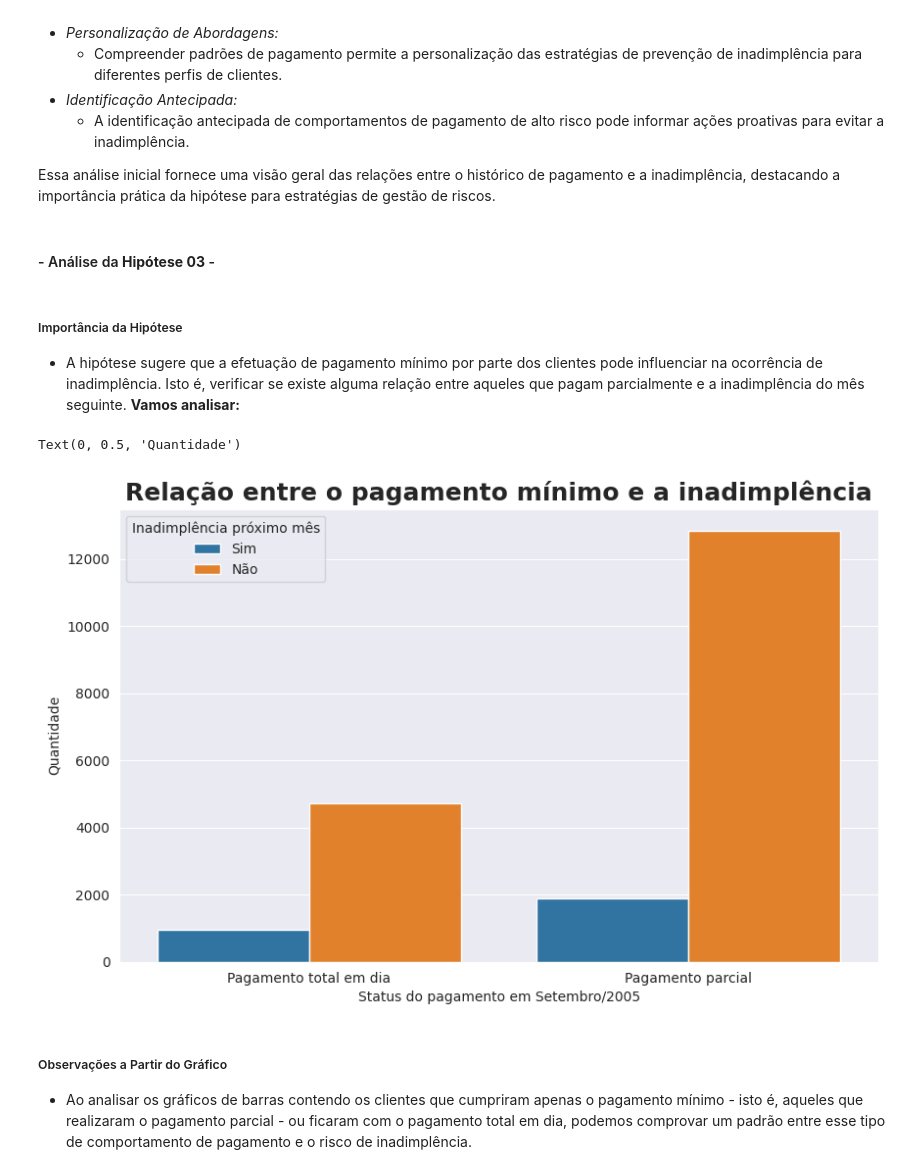
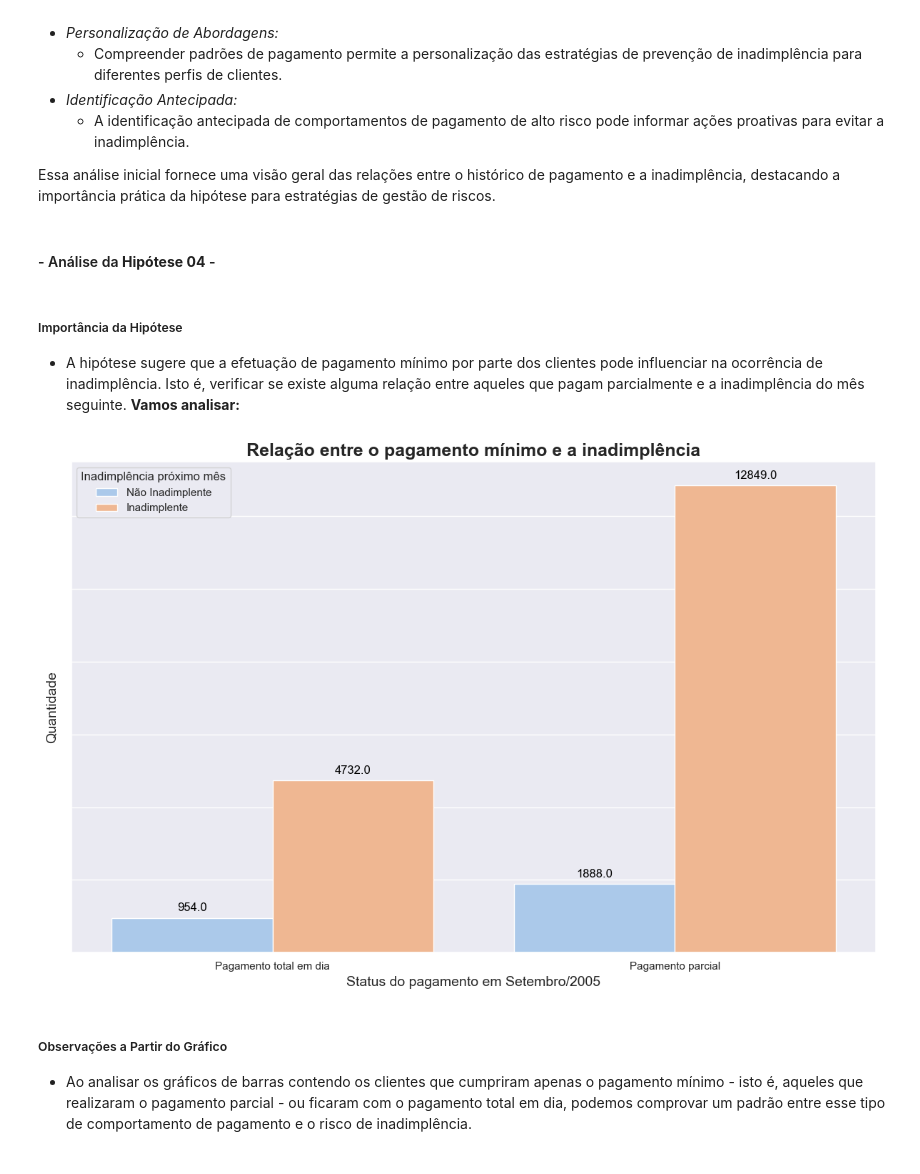
Before and after one commit to IgorPrGv/Avanti-Bootcamp-CienciaDeDados, a Jupyter notebook: notebooks/01-exploratory_data_analysis.ipynb, the cells around one changed output. Saved outputs shown, nothing was run; the diff lists cells and outputs as text; code cells hidden in the pictures.

```diff
--- a/notebooks/01-exploratory_data_analysis.ipynb
+++ b/notebooks/01-exploratory_data_analysis.ipynb
@@ -384,24 +425,27 @@ df["Limite_Bancário"] = pd.to_numeric(df["Limite_Bancário"], errors="coerce")
 # Desativar avisos de FutureWarning
 warnings.simplefilter(action='ignore', category=FutureWarning)
 
-# Configurar o estilo do seaborn
-sns.set_style('darkgrid')
+# Configurar o estilo
+sns.set(style="darkgrid")
 
 # Criar o gráfico de barras
 plt.figure(figsize=(6, 4))
-ax = sns.barplot(x="Inadimplência_Próximo_Mês", y="Limite_Bancário", data=df, ci=None, palette="muted")
+ax = sns.barplot(x="Inadimplência_Próximo_Mês", y="Limite_Bancário", data=df, ci=None, palette="pastel")
 
-# Adicionar título do gráfico (maior e em negrito)
+# Adicionar título do gráfico (centralizado, maior e em negrito)
 plt.title('Relação entre Limite de Crédito e Inadimplência', fontsize=18, fontweight='bold')
 
 # Adicionar rótulos dos eixos
 plt.xlabel('Inadimplência no Próximo Mês', fontsize=14)
 plt.ylabel('Limite de Crédito', fontsize=14)
 
+# Ajustar layout
+plt.tight_layout()
+
+
 # Mostrar o gráfico
 plt.show()
 
-
 # Restaurar os valores originais da coluna Limite_Bancário, caso necessário
 df["Limite_Bancário"] = df["Limite_Bancário"].astype(object)
 # %% [output]
@@ -466,28 +510,45 @@ plt.show()
 
 Essa análise inicial fornece uma visão geral das relações entre o histórico de pagamento e a inadimplência, destacando a importância prática da hipótese para estratégias de gestão de riscos.
 # %% [markdown]
- #### - Análise da  **Hipótese 03** -
+ #### - Análise da  **Hipótese 04** -
 # %% [markdown]
 ##### Importância da Hipótese
 - A hipótese sugere que a efetuação de pagamento mínimo por parte dos clientes pode influenciar na ocorrência de inadimplência. Isto é, verificar se existe alguma relação entre aqueles que pagam parcialmente e a inadimplência do mês seguinte. **Vamos analisar:**
 # %%
-plt.figure(figsize=(10,6))
-sns.set_style('darkgrid')
+# Definindo o estilo
+sns.set(style='darkgrid', palette='pastel')
 
-#Definindo o conjunto de dados para recolher apenas aqueles que fizeram o pagamento suficiente
-df_parcial = df[df['Status_Setembro'].isin(['Pagamento total em dia','Pagamento parcial'])]
+# Definindo o conjunto de dados para recolher apenas aqueles que fizeram o pagamento suficiente
+df_parcial = df[df['Status_Setembro'].isin(['Pagamento total em dia', 'Pagamento parcial'])]
 
-#Montando o countplot
-sns.countplot(data=df_parcial, x="Status_Setembro", hue="Inadimplência_Próximo_Mês")
+# Criando o countplot
+plt.figure(figsize=(12, 8))
+ax = sns.countplot(data=df_parcial, x="Status_Setembro", hue="Inadimplência_Próximo_Mês")
 
-#Personalizando o gráfico
-plt.legend(["Sim","Não"], title="Inadimplência próximo mês")
+# Personalizando o gráfico
 plt.title('Relação entre o pagamento mínimo e a inadimplência', fontsize=18, fontweight='bold')
-plt.xlabel("Status do pagamento em Setembro/2005")
-plt.ylabel("Quantidade")
+plt.xlabel("Status do pagamento em Setembro/2005", fontsize=14)
+plt.ylabel("Quantidade", fontsize=14)
+plt.legend(["Não Inadimplente", "Inadimplente"], title="Inadimplência próximo mês")
+
+# Adicionando rótulos nas barras
+for p in ax.patches:
+    height = p.get_height()
+    if height > 0:  # Adicionando rótulos apenas para barras com altura maior que zero
+        ax.annotate(f'{height}', (p.get_x() + p.get_width() / 2., height),
+                    ha='center', va='center', fontsize=12, color='black', xytext=(0, 10),
+                    textcoords='offset points')
+
+# Removendo rótulos desnecessários no eixo y
+ax.set(yticklabels=[])
+
+# Ajustando layout
+plt.tight_layout()
+
+# Mostrando o gráfico
+plt.show()
 # %% [output]
-Text(0, 0.5, 'Quantidade')
-[figure, old version]
+[figure, new version]
 # %% [markdown]
 ##### Observações a Partir do Gráfico
 - Ao analisar os gráficos de barras contendo os clientes que cumpriram apenas o pagamento mínimo - isto é, aqueles que realizaram o pagamento parcial - ou ficaram com o pagamento total em dia, podemos comprovar um padrão entre esse tipo de comportamento de pagamento e o risco de inadimplência.
```
Also changed, not shown: parts of 23 cells of this notebook.
